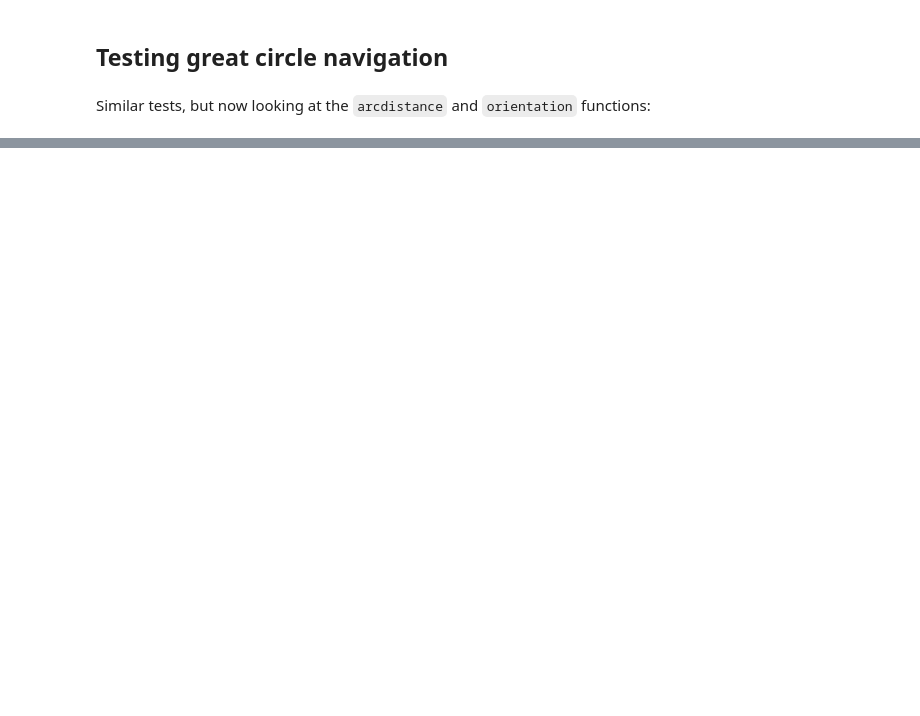
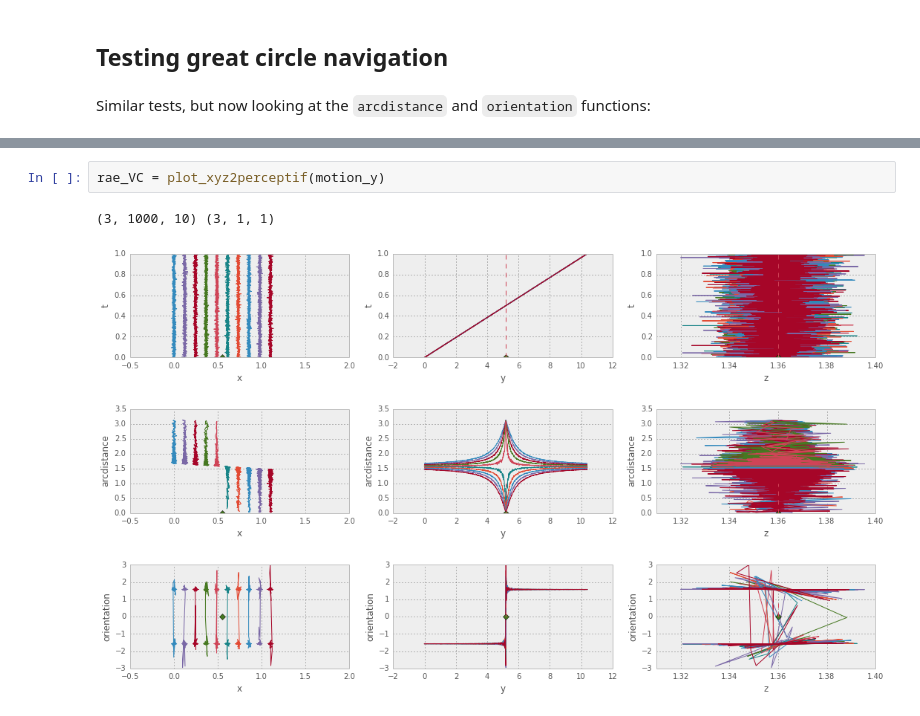
Before and after one commit to NaturalPatterns/2013_Tropique, a Jupyter notebook: test_coordonees_perceptives.ipynb, the cells around one changed output, grey strips where cells are left out. Drawn from its saved outputs; the diff is of its cells as text; blank space fills up the shorter version.

```diff
--- a/test_coordonees_perceptives.ipynb
+++ b/test_coordonees_perceptives.ipynb
@@ -176,0 +221,5 @@ plot_xyz2perceptif(motion_x)
+# %%
+rae_VC = plot_xyz2perceptif(motion_y)
+# %% [output]
+(3, 1000, 10) (3, 1, 1)
+[figure, added]
```
Also changed, not shown: parts of 19 cells of this notebook, 6 other files.
